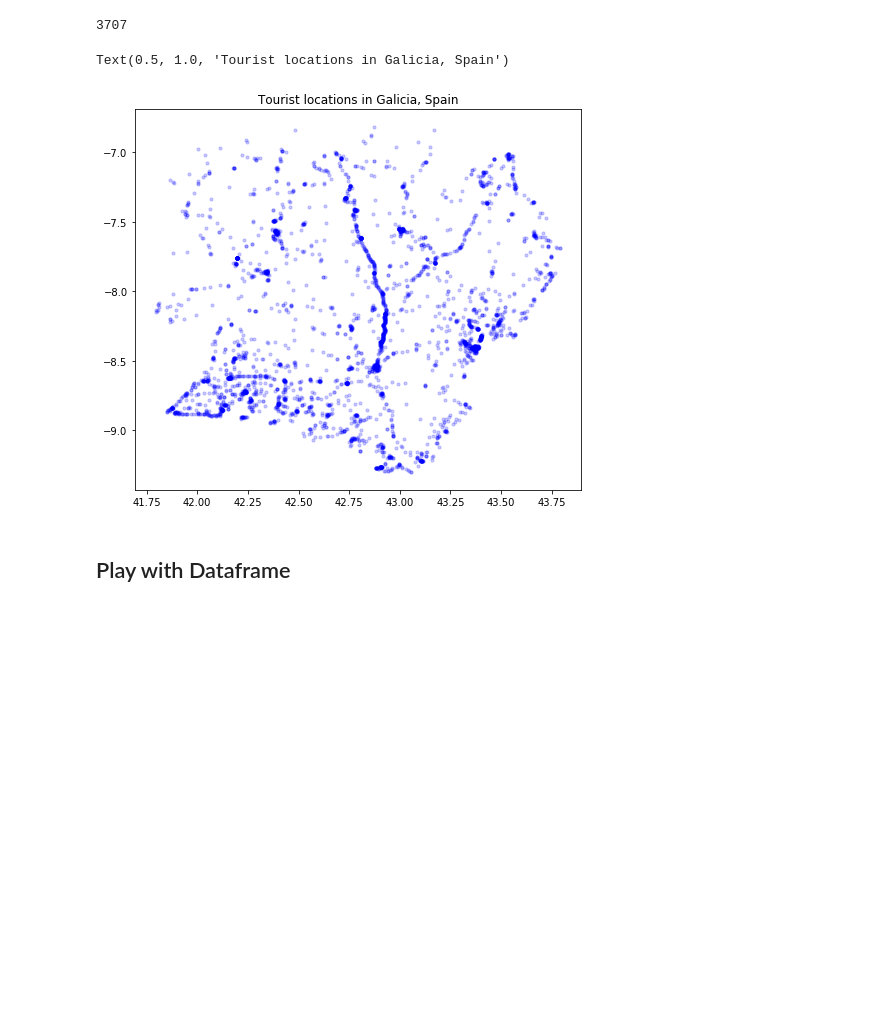
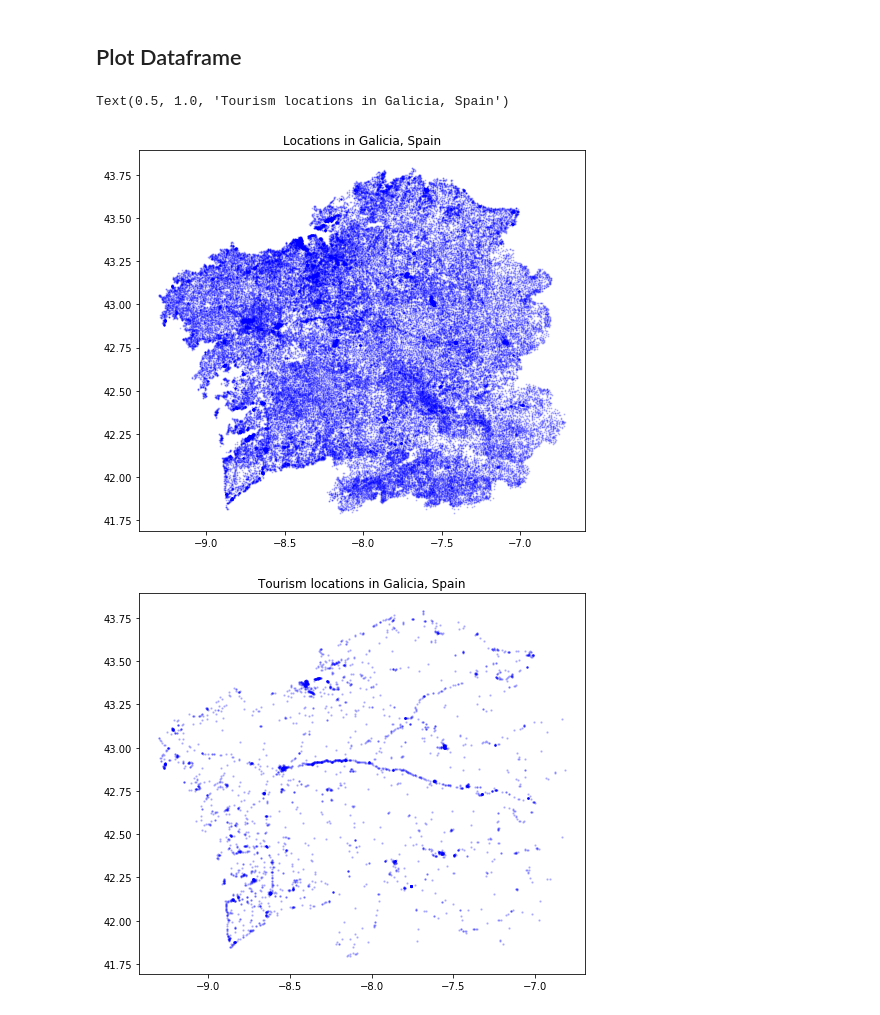
Before and after one commit to floriandotpy/fire-tourism, a Jupyter notebook: tourism_spain_paula.ipynb, the cells around one changed output. Cells and saved outputs as stored; diff of their text form; code cells hidden in the pictures; blank space fills up the shorter version.

```diff
--- a/tourism_spain_paula.ipynb
+++ b/tourism_spain_paula.ipynb
@@ -15,14 +3,0 @@ lats, lons, types, types = zip(*handler.geo_points)
-# %%
-len(lats)
-# %% [output]
-3707
-# %%
-# Snippet inspired by examples on
-# https://towardsdatascience.com/easy-steps-to-plot-geographic-data-on-a-map-python-11217859a2db
-fig, ax = plt.subplots(figsize = (8,7))
-ax.scatter(lats, lons, zorder=1, alpha= 0.2, c='b', s=10)
-ax.set_title('Tourist locations in Galicia, Spain')
-# ax.imshow(ruh_m, zorder=0, extent = BBox, aspect= 'equal')
-# %% [output]
-Text(0.5, 1.0, 'Tourist locations in Galicia, Spain')
-[figure, removed]
@@ -29,2 +7,2 @@ Text(0.5, 1.0, 'Tourist locations in Galicia, Spain')
 # %% [markdown]
-## Play with Dataframe
+## Plot Dataframe
@@ -32,0 +9,18 @@ df = handler.get_dataframe()
+# %%
+# All locations belonging to 'human activity'
+fig, ax = plt.subplots(figsize = (8,7))
+ax.scatter(df['lon'], df['lat'], zorder=1, alpha= 0.2, c='b', s=1)
+ax.set_title('Locations in Galicia, Spain')
+
+# All tourism locations
+df_tourism = df.loc[df['type'] == 'tourism']
+num_tourism_entries = len(df_tourism)
+df_tourism = df_tourism.reset_index(drop=True)
+
+fig, ax = plt.subplots(figsize = (8,7))
+ax.scatter(df_tourism['lon'], df_tourism['lat'], zorder=1, alpha= 0.2, c='b', s=2)
+ax.set_title('Tourism locations in Galicia, Spain')
+# %% [output]
+Text(0.5, 1.0, 'Tourism locations in Galicia, Spain')
+[figure, added]
+[figure, added]
```
Also changed, not shown: parts of 18 cells of this notebook.
